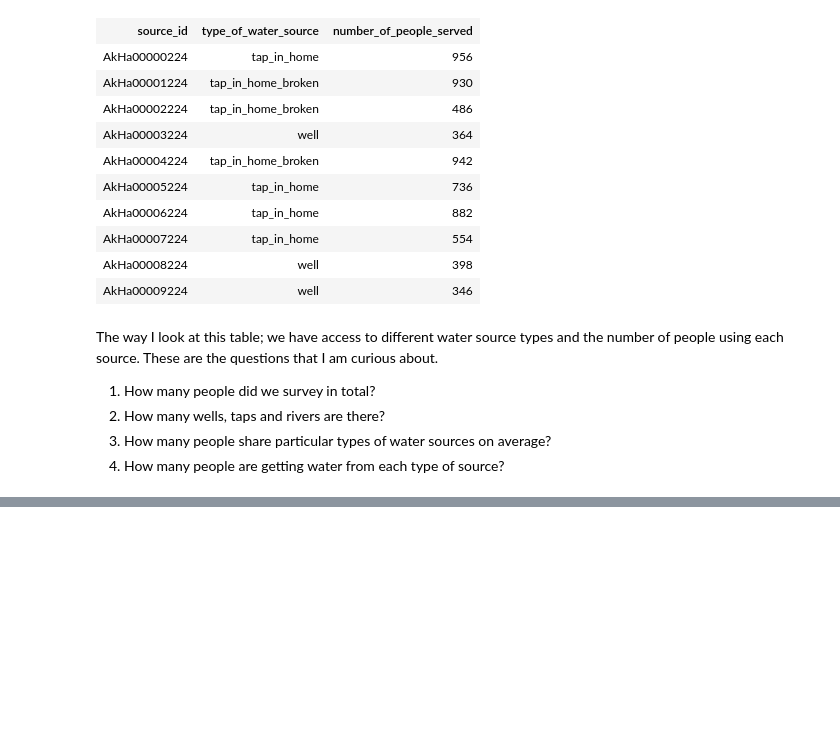
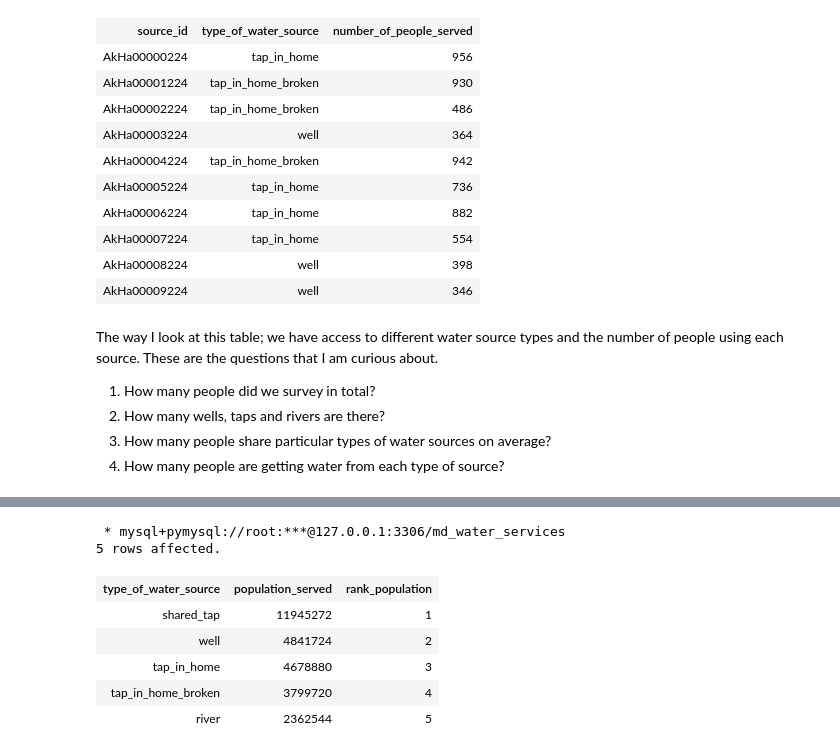
Before and after one commit to Ronald116/ALX_DATA_ANALYTICS, a Jupyter notebook: SQL/Integrated_Project_Pt2/Integrated_Project_Pt2.ipynb, the cells around one changed output, grey strips where cells are left out. Saved outputs shown, nothing was run; the diff lists cells and outputs as text; code cells hidden in the pictures; blank space fills up the shorter version.

```diff
--- a/SQL/Integrated_Project_Pt2/Integrated_Project_Pt2.ipynb
+++ b/SQL/Integrated_Project_Pt2/Integrated_Project_Pt2.ipynb
@@ -270,0 +388,19 @@ These are the questions that I am curious about.
+# %%
+%%sql
+SELECT
+    type_of_water_source,
+    SUM(number_of_people_served) AS population_served,
+    RANK() OVER(ORDER BY SUM(number_of_people_served) DESC) AS rank_population
+FROM
+    water_source
+GROUP BY
+    type_of_water_source;
+# %% [output]
+ * mysql+pymysql://root:***@127.0.0.1:3306/md_water_services
+5 rows affected.
+| type_of_water_source | population_served | rank_population |
+| shared_tap | 11945272 | 1 |
+| well | 4841724 | 2 |
+| tap_in_home | 4678880 | 3 |
+| tap_in_home_broken | 3799720 | 4 |
+| river | 2362544 | 5 |
```
Also changed, not shown: parts of 12 cells of this notebook.
